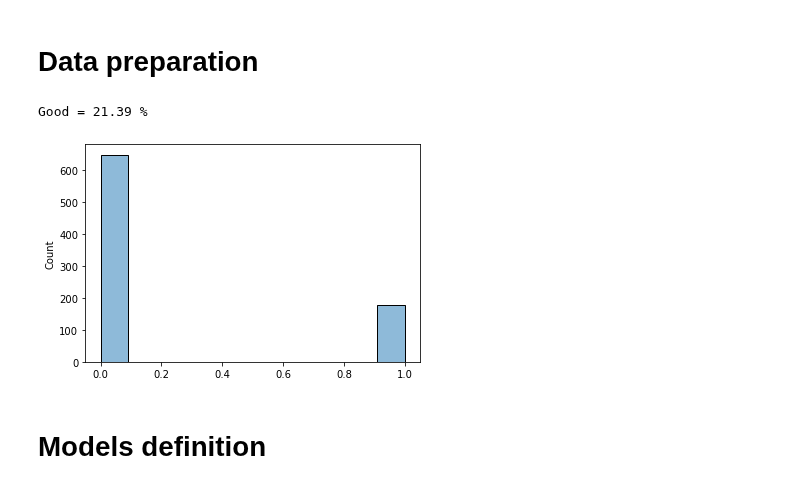
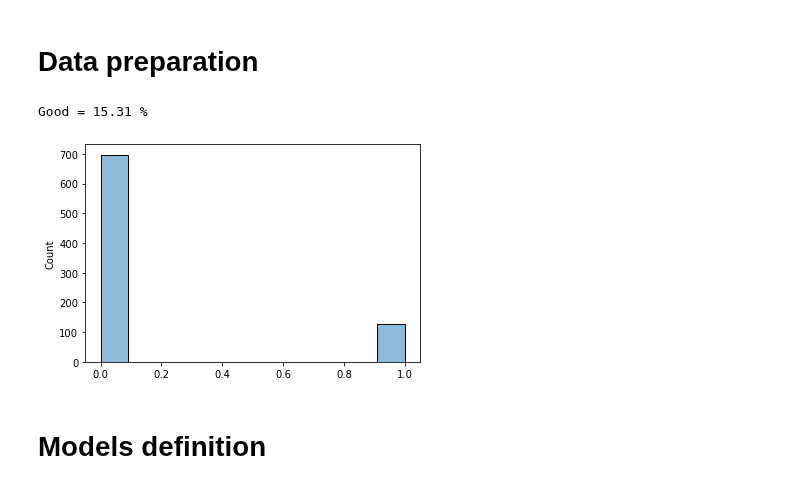
Before and after one commit to lucascbarbosa/INT, a Jupyter notebook: Manufatura Aditiva/Simulacao-GAN/Pipeline/3- Machine_learning/GAN/GAN.ipynb, the cells around one changed output. Drawn from its saved outputs; the diff is of its cells as text; code cells hidden in the pictures.

```diff
--- a/Manufatura Aditiva/Simulacao-GAN/Pipeline/3- Machine_learning/GAN/GAN.ipynb
+++ b/Manufatura Aditiva/Simulacao-GAN/Pipeline/3- Machine_learning/GAN/GAN.ipynb
@@ -34,36 +34,36 @@ simmetry = 'p4'
 score = 'isotropy'
 if os.getcwd().split('\\')[2] == 'lucas':
     score_filename = 'E:/Lucas GAN/Dados/4- Scores/RTGA/%sD/%s/%s.csv' %(dimension,simmetry,score)
 else:
     score_filename = 'D:/Lucas GAN/Dados/4- Scores/RTGA/%sD/%s/%s.csv' %(dimension,simmetry,score)
 
 data = np.loadtxt(score_filename,delimiter=',')
 X = data[:,1:-1]
 size = int(np.sqrt(X.shape[1]))
 X = X.reshape((X.shape[0],size,size,1))
 
 y = data[:,-1]
 y = y.reshape((y.shape[0],1))
 
 scaler = MinMaxScaler()
 y = scaler.fit_transform(y).round(10)
-cutoff = 0.85
+cutoff = 0.89
 idxs_good = np.where(y>cutoff)[0]
 idxs_bad = np.where(y<=cutoff)[0]
 
 y = np.zeros(y.shape)
 y[idxs_good] = 1.0
 print(f"Good = %.2f %%"%(100*len(idxs_good)/(len(idxs_good)+len(idxs_bad))))
 sns.histplot(y,legend=False);
 
 X_good = X[idxs_good]
 
 input_G = 128
 output_G = input_D = X.shape[1:]
 output_D = 1
 # %% [output]
-Good = 21.39 %
+Good = 15.31 %
-[figure, old version]
+[figure, new version]
 # %% [markdown]
 # Models definition
 # %% [markdown]
```
Also changed, not shown: parts of 3 cells of this notebook.
